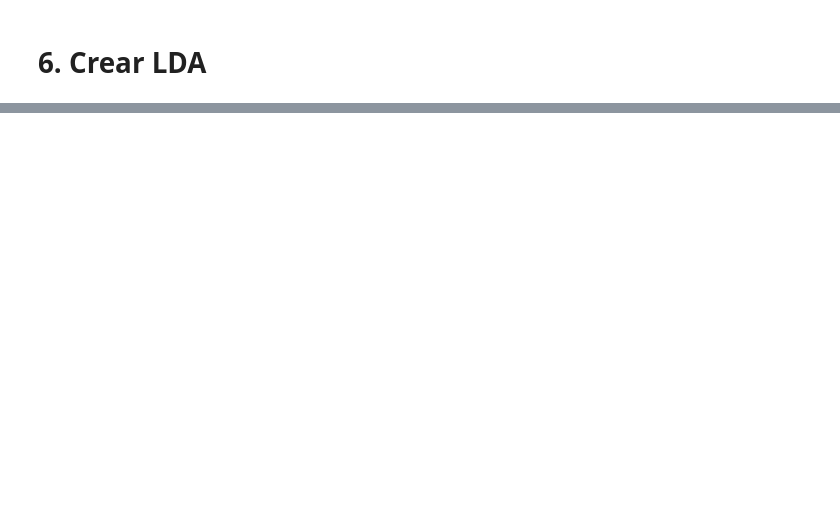
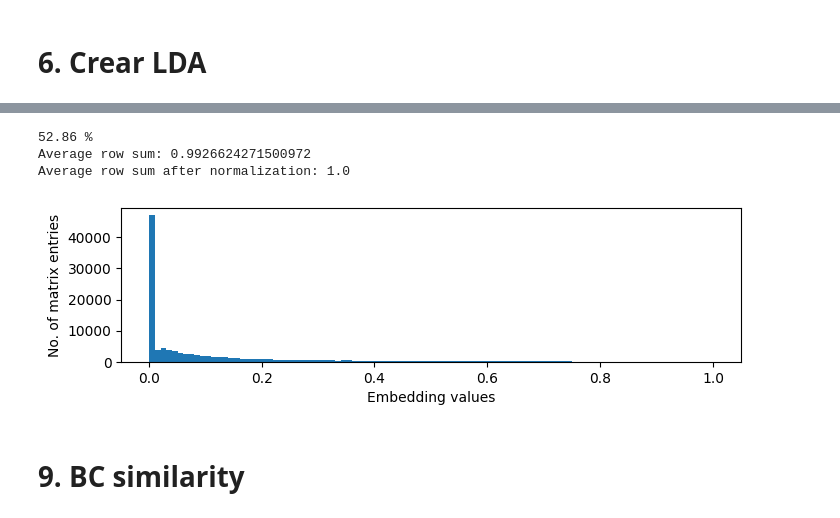
Before and after one commit to alba-muma/NLP, a Jupyter notebook: lda/Topic_Modelling.ipynb, the cells around one changed output, grey strips where cells are left out. Drawn from its saved outputs; the diff is of its cells as text; code cells hidden in the pictures; blank space fills up the shorter version.

```diff
--- a/lda/Topic_Modelling.ipynb
+++ b/lda/Topic_Modelling.ipynb
@@ -291,5 +287,5 @@ real_time simulation level level level electric_vehicle charging systems charge
 # %%
 from gensim.models.ldamodel import LdaModel
-num_topics = 20
-
-ldag = LdaModel(corpus=mycorpus_bow, id2word=D, num_topics=num_topics)
+num_topics = 22
+# 0.51 coherence
+ldag = LdaModel(corpus=mycorpus_bow, id2word=D, num_topics=num_topics, passes=10, random_state=42)
@@ -297,0 +354,20 @@ WARNING:gensim.models.ldamodel:too few updates, training might not converge; con
+# %%
+from gensim.matutils import corpus2csc
+
+# Ensure topic IDs are integers
+new_df['topic_distribution'] = new_df['topic_distribution'].apply(
+    lambda lst: [(int(topic), prob) for topic, prob in lst]
+)
+
+# Use the topic distributions directly
+X = new_df['topic_distribution'].values.tolist()
+
+# Convert to sparse matrix
+X = corpus2csc(X).T
+
+# Check dimensions and nonzero values
+n_topics = X.shape[1]
+n_docs = X.shape[0]
+print(f"Number of topics: {n_topics}")
+print(f"X: sparse matrix with {X.nnz} nonzero values out of {n_docs * n_topics}")
+print(X.shape)
@@ -297,0 +392,26 @@ WARNING:gensim.models.ldamodel:too few updates, training might not converge; con
+# %%
+import numpy as np
+import scipy.sparse as scsp
+
+print(f"{(1 - X.nnz / n_docs / n_topics) * 100:.2f} % ")
+print(f"Average row sum: {np.mean(X.sum(axis=1).T)}")
+
+# Normalization:
+X = scsp.csr_matrix(X / np.sum(X, axis=1))
+print(f"Average row sum after normalization: {np.mean(X.sum(axis=1).T)}")
+# %% [output]
+52.86 %
+Average row sum: 0.9926624271500972
+Average row sum after normalization: 1.0
+# %%
+import matplotlib.pyplot as plt
+
+plt.figure(figsize=(8, 2))
+plt.hist(X.data, bins=100)
+plt.xlabel('Embedding values')
+plt.ylabel('No. of matrix entries')
+plt.show()
+# %% [output]
+[figure, added]
+# %% [markdown]
+# 9. BC similarity
```
Also changed, not shown: parts of 32 cells of this notebook.
